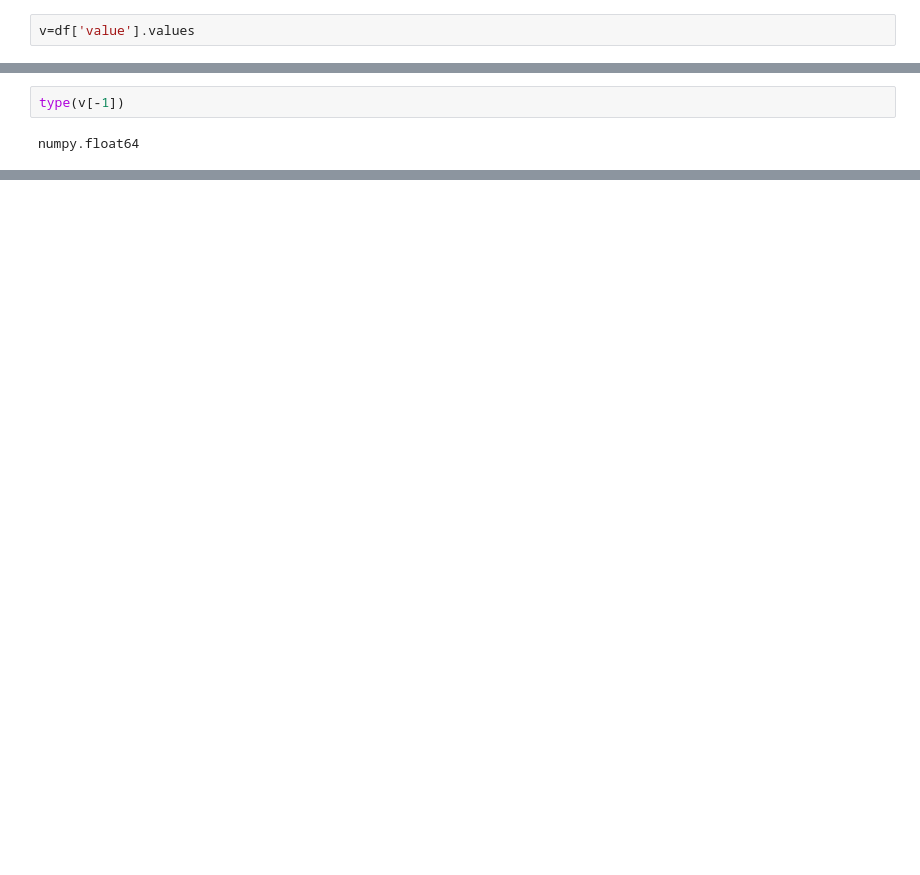
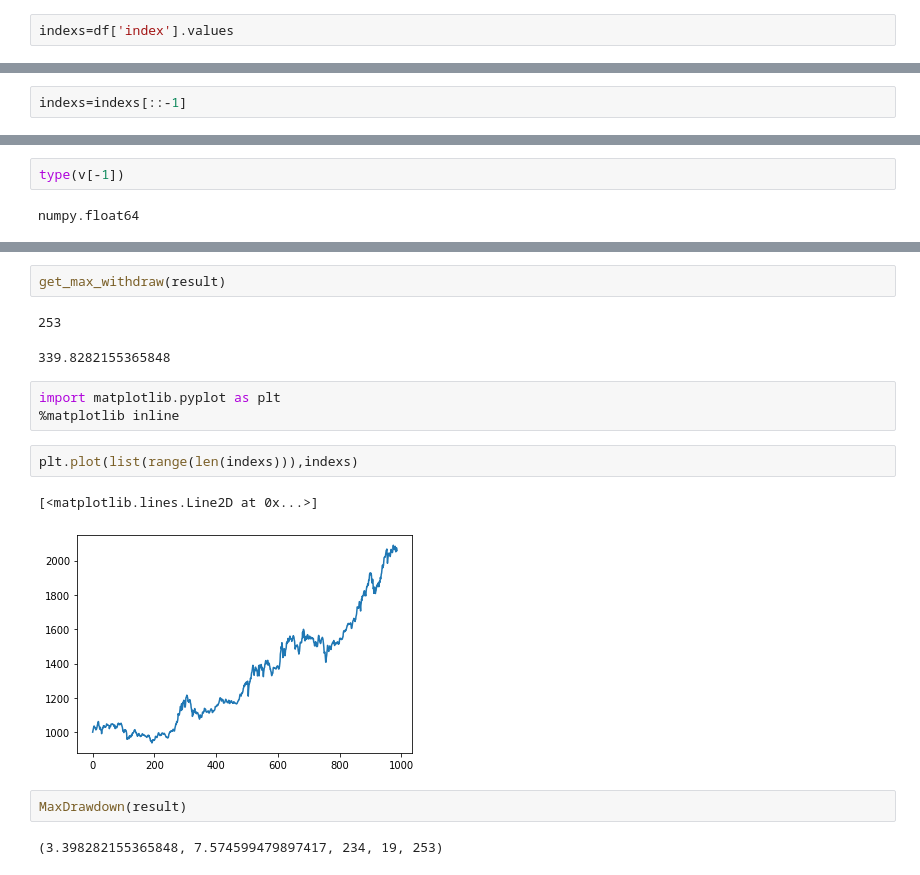
Before and after one commit to Rockyzsu/convertible_bond, a Jupyter notebook: analysis/jsl_index.ipynb, the cells around one changed output, grey strips where cells are left out. Saved outputs shown, nothing was run; the diff lists cells and outputs as text; blank space fills up the shorter version.

```diff
--- a/analysis/jsl_index.ipynb
+++ b/analysis/jsl_index.ipynb
@@ -39,7 +39,7 @@ df.head()
 | 2022-01-12 | 2083.196 |
 | 2022-01-11 | 2063.531 |
 # %%
-v=df['value'].values
+indexs=df['index'].values
 # %%
 len(v)
 # %% [output]
@@ -52,0 +51,2 @@ v=v[::-1]
+# %%
+indexs=indexs[::-1]
@@ -73,0 +179,17 @@ numpy.float64
+# %%
+get_max_withdraw(result)
+# %% [output]
+253
+339.8282155365848
+# %%
+import matplotlib.pyplot as plt
+%matplotlib inline
+# %%
+plt.plot(list(range(len(indexs))),indexs)
+# %% [output]
+[<matplotlib.lines.Line2D at 0x...>]
+[figure, added]
+# %%
+MaxDrawdown(result)
+# %% [output]
+(3.398282155365848, 7.574599479897417, 234, 19, 253)
```
Also changed, not shown: parts of 21 cells of this notebook.
